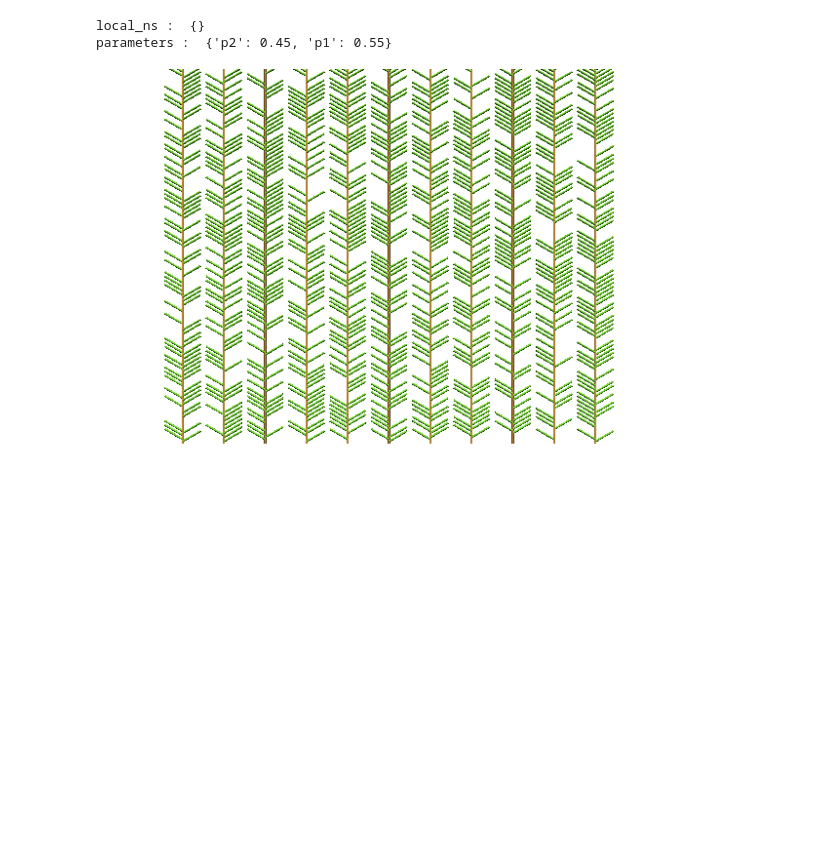
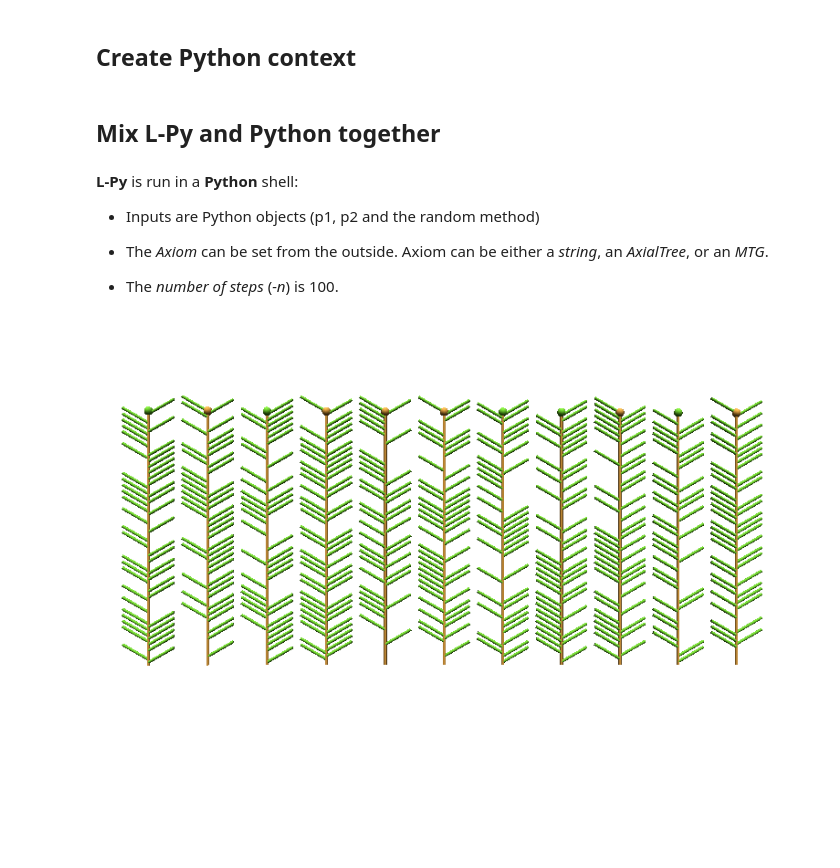
Before and after one commit to pradal/experiment, a Jupyter notebook: lpy.ipynb, the cells around one changed output. Cells and saved outputs as stored; diff of their text form; code cells hidden in the pictures; blank space fills up the shorter version.

```diff
--- a/lpy.ipynb
+++ b/lpy.ipynb
@@ -12,14 +9,25 @@ p2 = 0.450000
+# %% [markdown]
+## Create Python context
+# %%
+from random import *
+p1 = 0.550000
+p2 = 0.450000
+axiom = "_(1)[f(50)+90f(10)]-(90)P(1,0)"
+# %% [markdown]
+## Mix L-Py and Python together
+# %% [markdown]
+**L-Py** is run in a **Python** shell:
+
+  - Inputs are Python objects (p1, p2 and the random method)
+
+  - The *Axiom* can be set from the outside. Axiom can be either a *string*, an *AxialTree*, or an *MTG*.
+
+  - The *number of steps* (*-n*) is 100.
 # %%
-%%lpy -i p1,p2 -n 500
+%%lpy -i p1,p2,random -w axiom -n 100
 
-from random import *
 
-m = 0
-
-p1 = 0.750000
-p2 = 0.450000
-
-Axiom: _(1)[f(50)+90f(10)]-(90)P(1,0)
+Axiom: F(1)
 derivation length: 100
 
 # A = branching state
@@ -40,33 +48,31 @@ P(x,t) :
 
 G(x) :
 	if m==1 :
 		produce +(90)S(x)
 
 S(x) :
 	if random() <= 0.5: produce A(x)
 	else: produce B(x)
 
 A(x) :
 	if random() <= p1: produce I[M(x)]A(1-x)
 	else: produce IB(1-x)
 
 B(x) :
 	if random() <= p2: produce IB(1-x)
 	else: produce I[M(x)]A(1-x)
 
 homomorphism:
 
 T :    produce ;(1)f(40);(1)@c(1)
 M(x) :
 	if x==0 :   produce ;(2)+F(20)
 	elif x==1 : produce ;(2)-F(20)
 
 I    : produce ;(1)F(2)
 A(x) : produce ;(1)@O(3)
 B(x) : produce ;(2)@O(3)
 
 endlsystem
 # %% [output]
-local_ns :  {}
-parameters :  {'p2': 0.45, 'p1': 0.55}
-[figure, old version]
+[figure, new version]
```
Also changed, not shown: parts of 6 cells of this notebook.
